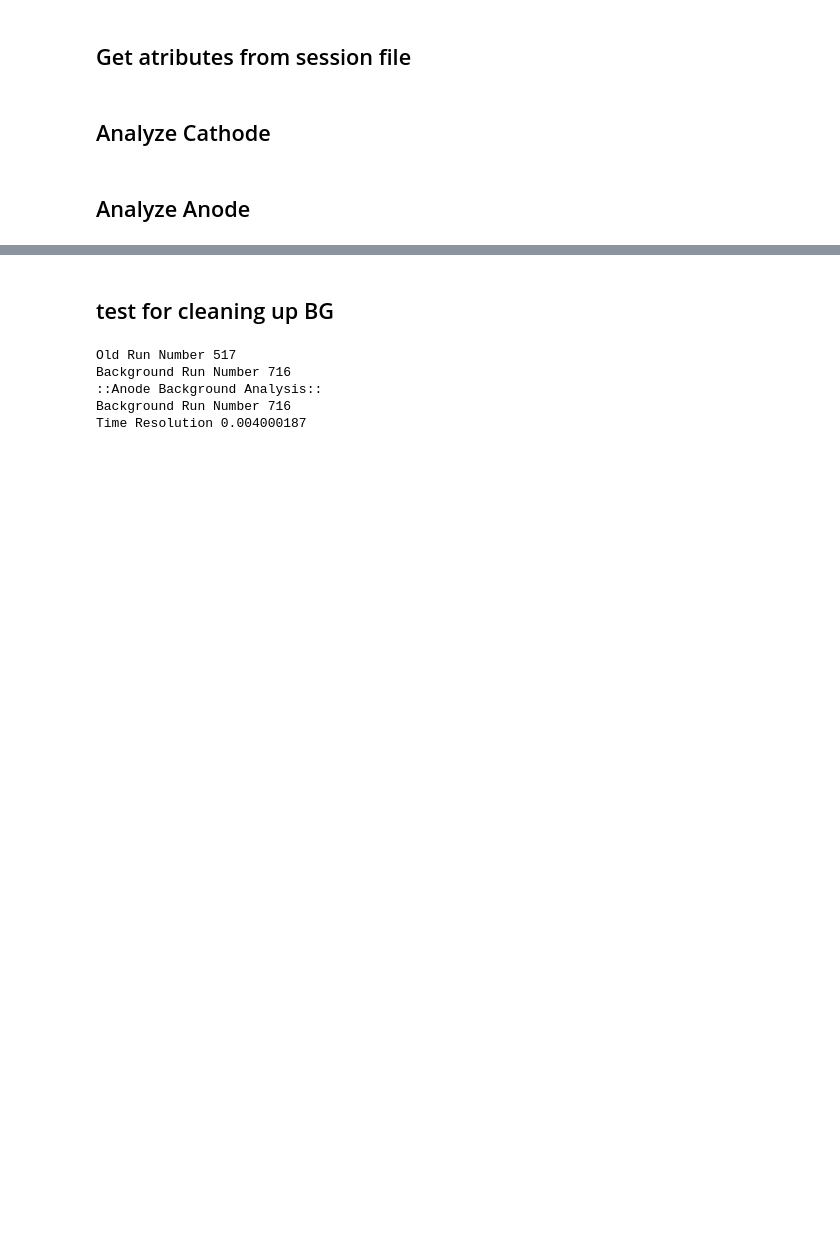
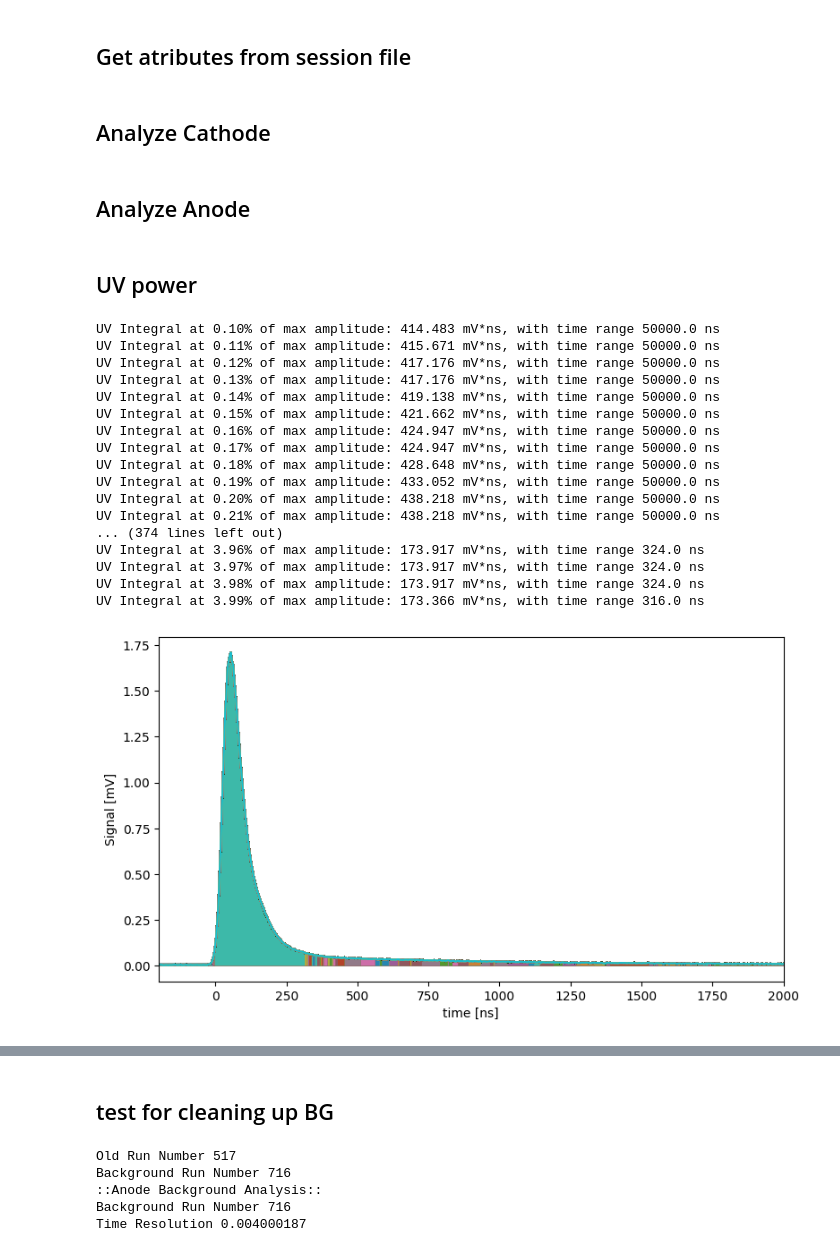
Before and after one commit to jbane11/nexo, a Jupyter notebook: Lab028/osci/Session_analysis.ipynb, the cells around one changed output, grey strips where cells are left out. Drawn from its saved outputs; the diff is of its cells as text; code cells hidden in the pictures; blank space fills up the shorter version.

Commit message:
Recent additions, UV power things

```diff
--- a/Lab028/osci/Session_analysis.ipynb
+++ b/Lab028/osci/Session_analysis.ipynb
@@ -984,3 +1000,5 @@ def Analyze_Anode(waveform,background_waveform, type = 0,dobg_sub=1,stepcounts=[
                 print("Finishing Anode Analysis")
 
             print(AnalysisResults)
+# %% [markdown]
+## UV power
@@ -986,0 +1071,24 @@ def Analyze_Anode(waveform,background_waveform, type = 0,dobg_sub=1,stepcounts=[
+# %%
+run_number = 1356
+
+waveform = Get_Waveform_from_session(run_number)
+UV_int, indexs =UV_analysis(waveform,debug=1,plot=True)
+# %% [output]
+UV Integral at 0.10% of max amplitude: 414.483 mV*ns, with time range 50000.0 ns
+UV Integral at 0.11% of max amplitude: 415.671 mV*ns, with time range 50000.0 ns
+UV Integral at 0.12% of max amplitude: 417.176 mV*ns, with time range 50000.0 ns
+UV Integral at 0.13% of max amplitude: 417.176 mV*ns, with time range 50000.0 ns
+UV Integral at 0.14% of max amplitude: 419.138 mV*ns, with time range 50000.0 ns
+UV Integral at 0.15% of max amplitude: 421.662 mV*ns, with time range 50000.0 ns
+UV Integral at 0.16% of max amplitude: 424.947 mV*ns, with time range 50000.0 ns
+UV Integral at 0.17% of max amplitude: 424.947 mV*ns, with time range 50000.0 ns
+UV Integral at 0.18% of max amplitude: 428.648 mV*ns, with time range 50000.0 ns
+UV Integral at 0.19% of max amplitude: 433.052 mV*ns, with time range 50000.0 ns
+UV Integral at 0.20% of max amplitude: 438.218 mV*ns, with time range 50000.0 ns
+UV Integral at 0.21% of max amplitude: 438.218 mV*ns, with time range 50000.0 ns
+... (374 lines left out)
+UV Integral at 3.96% of max amplitude: 173.917 mV*ns, with time range 324.0 ns
+UV Integral at 3.97% of max amplitude: 173.917 mV*ns, with time range 324.0 ns
+UV Integral at 3.98% of max amplitude: 173.917 mV*ns, with time range 324.0 ns
+UV Integral at 3.99% of max amplitude: 173.366 mV*ns, with time range 316.0 ns
+[figure, added]
```
Also changed, not shown: parts of 54 cells of this notebook.
